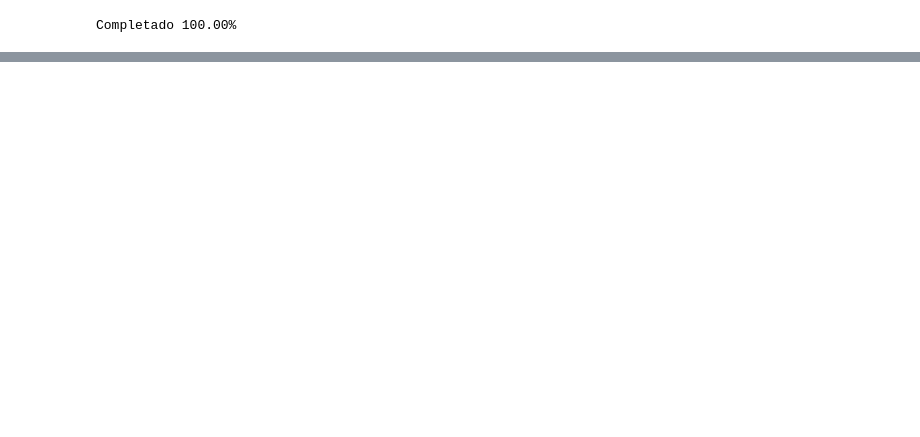
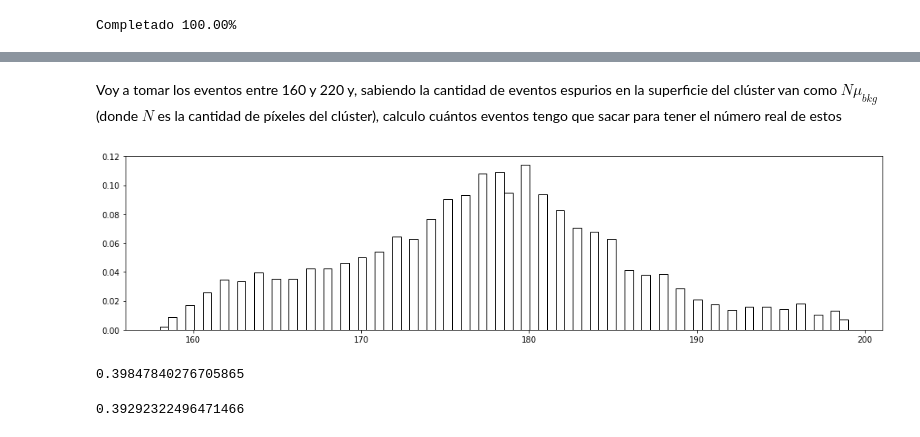
Before and after one commit to Igna11/Tesis-Skipper, a Jupyter notebook: Analisis_Imagenes_descomposicion_eventos.ipynb, the cells around one changed output, grey strips where cells are left out. Saved outputs shown, nothing was run; the diff lists cells and outputs as text; code cells hidden in the pictures; blank space fills up the shorter version.

```diff
--- a/Analisis_Imagenes_descomposicion_eventos.ipynb
+++ b/Analisis_Imagenes_descomposicion_eventos.ipynb
@@ -169,0 +188,23 @@ Carga medida: 6538.00
+# %% [markdown]
+Voy a tomar los eventos entre 160 y 220 y, sabiendo la cantidad de eventos espurios en la superficie del clúster van como $N\mu_{bkg}$ (donde $N$ es la cantidad de píxeles del clúster), calculo cuántos eventos tengo que sacar para tener el número real de estos
+# %%
+fluor["espurios"] = round(fluor["area"]*mu_bkg)
+fluor["energia_corregida"] = fluor["energia"] - fluor["espurios"]
+plt.figure(figsize=(17,4))
+plt.hist(fluor["energia_corregida"], bins=80, fill=False, density=True);
+# %% [output]
+[figure, added]
+# %%
+mean_energia = fluor["energia_corregida"].mean()
+std_energia = fluor["energia_corregida"].std()
+fano = std_energia**2/mean_energia
+fano
+# %% [output]
+0.39847840276705865
+# %%
+mean_energia = fluor["energia"].mean()
+std_energia = fluor["energia"].std()
+fano = std_energia**2/mean_energia
+fano
+# %% [output]
+0.39292322496471466
```
Also changed, not shown: parts of 14 cells of this notebook, 2 other files.
